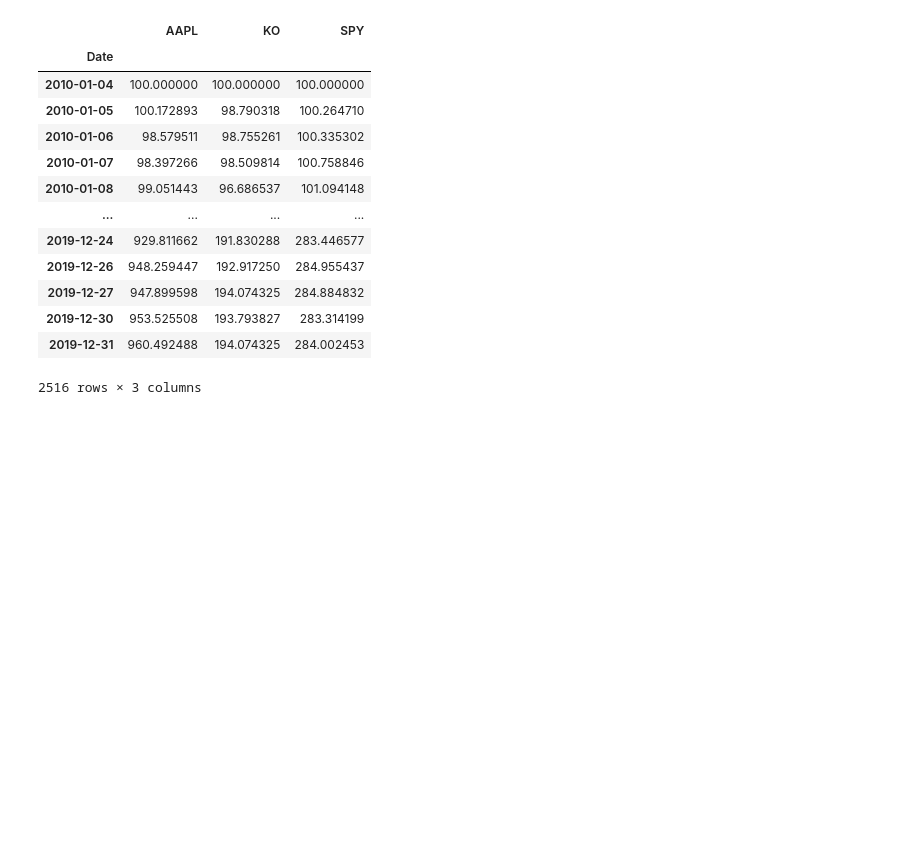
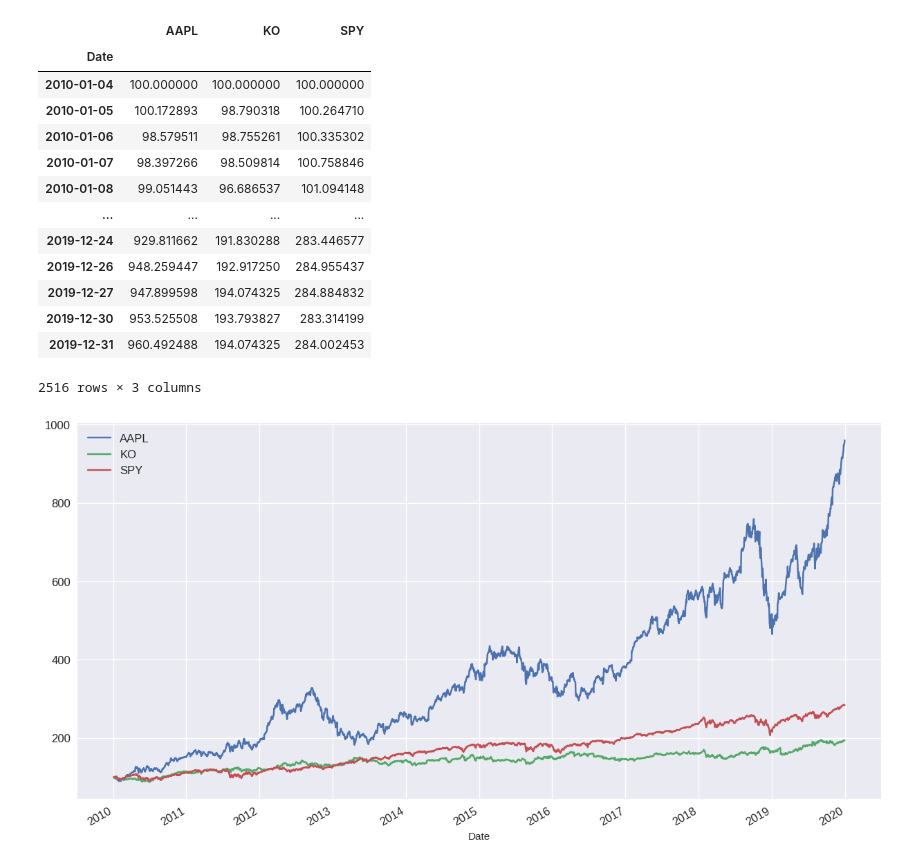
Before and after one commit to tobitprince/Algorithmic-Trading-Python, a Jupyter notebook: Algo.ipynb, the cells around one changed output. Cells and saved outputs as stored; diff of their text form; code cells hidden in the pictures; blank space fills up the shorter version.

```diff
--- a/Algo.ipynb
+++ b/Algo.ipynb
@@ -361,3 +361,9 @@ close.div(close.iloc[0]).mul(100)
 2516 rows × 3 columns
 # %%
 normclose=close.div(close.iloc[0]).mul(100)
+# %%
+normclose.plot(figsize=(15,8), fontsize=12)
+plt.legend(fontsize=12)
+plt.show()
+# %% [output]
+[figure, added]
```
Also changed, not shown: parts of 19 cells of this notebook.
